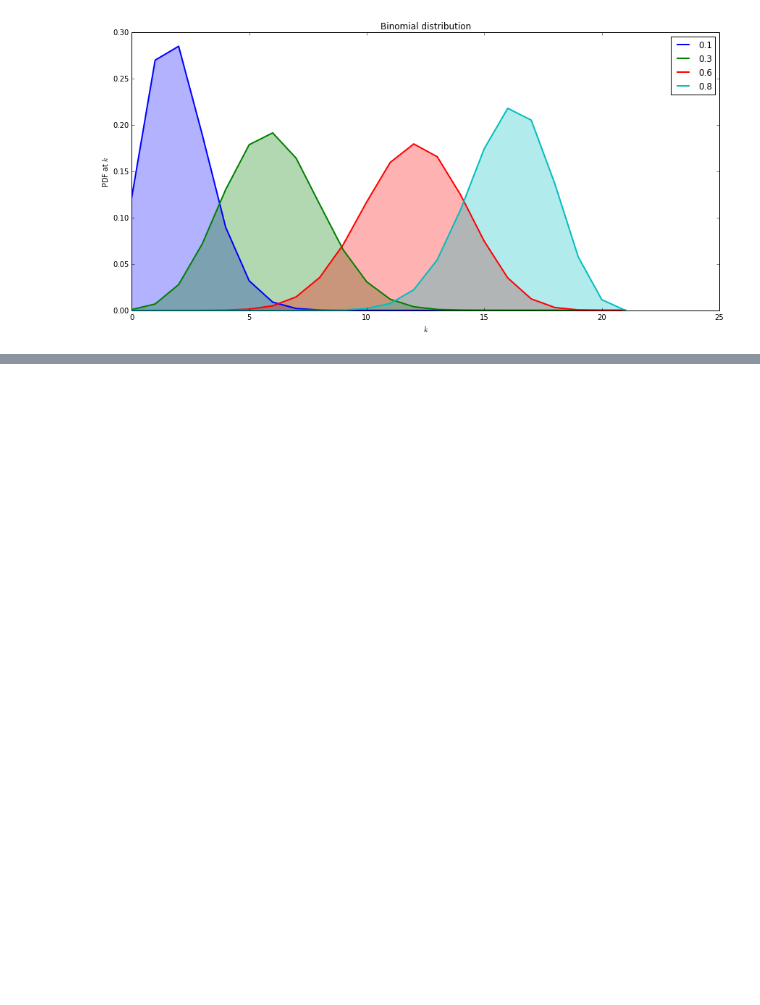
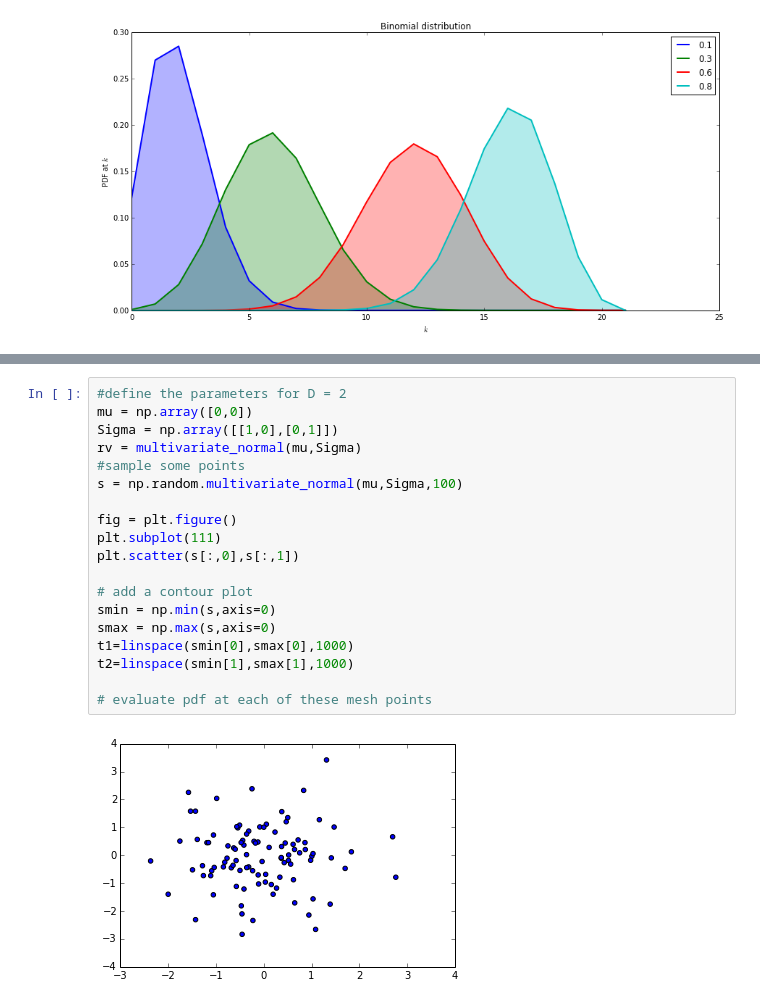
Before and after one commit to ubdsgroup/mlcourse-ub-notebooks, a Jupyter notebook: notebooks/Lecture14.ipynb, the cells around one changed output, grey strips where cells are left out. Drawn from its saved outputs; the diff is of its cells as text; blank space fills up the shorter version.

```diff
--- a/notebooks/Lecture14.ipynb
+++ b/notebooks/Lecture14.ipynb
@@ -100,0 +156,21 @@ plt.xlabel("$k$")
+# %%
+#define the parameters for D = 2
+mu = np.array([0,0])
+Sigma = np.array([[1,0],[0,1]])
+rv = multivariate_normal(mu,Sigma)
+#sample some points
+s = np.random.multivariate_normal(mu,Sigma,100)
+
+fig = plt.figure()
+plt.subplot(111)
+plt.scatter(s[:,0],s[:,1])
+
+# add a contour plot
+smin = np.min(s,axis=0)
+smax = np.max(s,axis=0)
+t1=linspace(smin[0],smax[0],1000)
+t2=linspace(smin[1],smax[1],1000)
+
+# evaluate pdf at each of these mesh points
+# %% [output]
+[figure, added]
```
Also changed, not shown: parts of 11 cells of this notebook.
